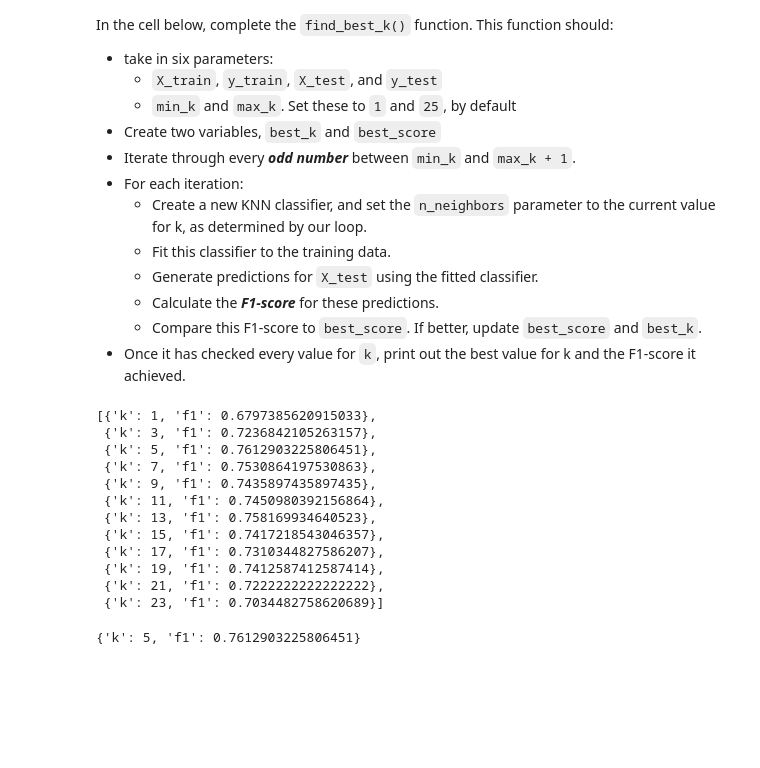
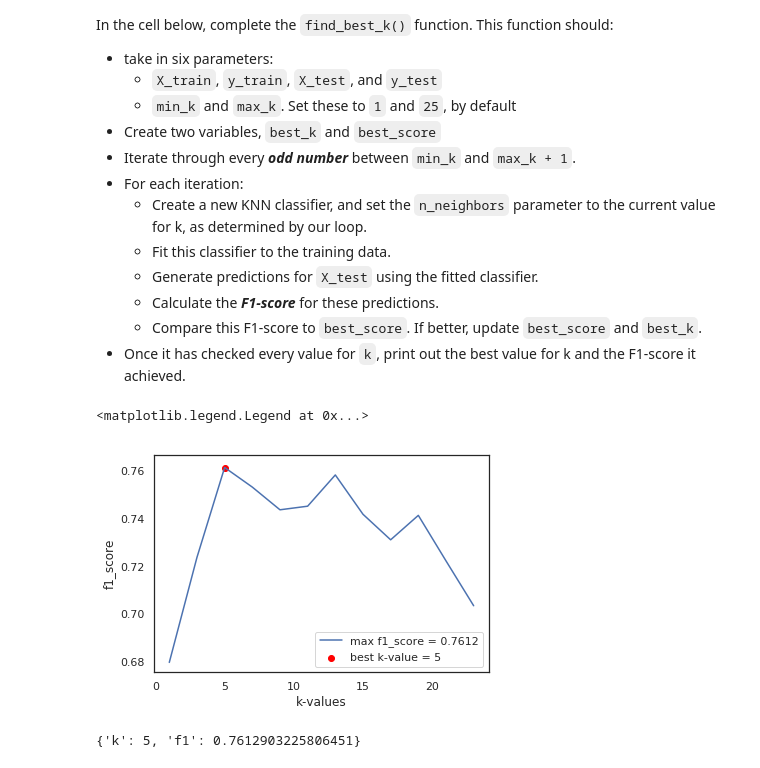
Before and after one commit to Botafogo1894/dsc-3-27-12-knn-with-sklearn-lab-nyc-career-ds-102218, a Jupyter notebook: index.ipynb, the cells around one changed output. Saved outputs shown, nothing was run; the diff lists cells and outputs as text; code cells hidden in the pictures; blank space fills up the shorter version.

```diff
--- a/index.ipynb
+++ b/index.ipynb
@@ -304,34 +304,23 @@ def find_best_k(X_train, y_train, X_test, y_test, min_k=1, max_k=25):
     return stats
 # %%
 k_stats = find_best_k(X_train, y_train, X_test, y_test)
-# # Expected Output:
-# import matplotlib.pyplot as plt
-# %matplotlib inline
-# # Best Value for k: 3
-# # F1-Score: 0.6444444444444444
-# x_val = [item['k'] for item in k_stats]
-# y_val = [item['f1'] for item in k_stats]
-# best_k = 5
-# best_f1 = 0.7612
-# plt.plot(x_val, y_val, label = "max f1_score = {}".format(best_f1))
-# plt.scatter(best_k, best_f1, c = "red", label = "best k-value = {}".format(best_k))
-# plt.xlabel("k-values")
-# plt.ylabel("f1_score")
-# plt.legend()
-k_stats
+# Expected Output:
+import matplotlib.pyplot as plt
+%matplotlib inline
+# Best Value for k: 3
+# F1-Score: 0.6444444444444444
+x_val = [item['k'] for item in k_stats]
+y_val = [item['f1'] for item in k_stats]
+best_k = 5
+best_f1 = 0.7612
+plt.plot(x_val, y_val, label = "max f1_score = {}".format(best_f1))
+plt.scatter(best_k, best_f1, c = "red", label = "best k-value = {}".format(best_k))
+plt.xlabel("k-values")
+plt.ylabel("f1_score")
+plt.legend()
 # %% [output]
-[{'k': 1, 'f1': 0.6797385620915033},
- {'k': 3, 'f1': 0.7236842105263157},
- {'k': 5, 'f1': 0.7612903225806451},
- {'k': 7, 'f1': 0.7530864197530863},
- {'k': 9, 'f1': 0.7435897435897435},
- {'k': 11, 'f1': 0.7450980392156864},
- {'k': 13, 'f1': 0.758169934640523},
- {'k': 15, 'f1': 0.7417218543046357},
- {'k': 17, 'f1': 0.7310344827586207},
- {'k': 19, 'f1': 0.7412587412587414},
- {'k': 21, 'f1': 0.7222222222222222},
- {'k': 23, 'f1': 0.7034482758620689}]
+<matplotlib.legend.Legend at 0x...>
+[figure, added]
 # %%
 sorted(k_stats, key = lambda x: x['f1'])[-1]
 # %% [output]
```
